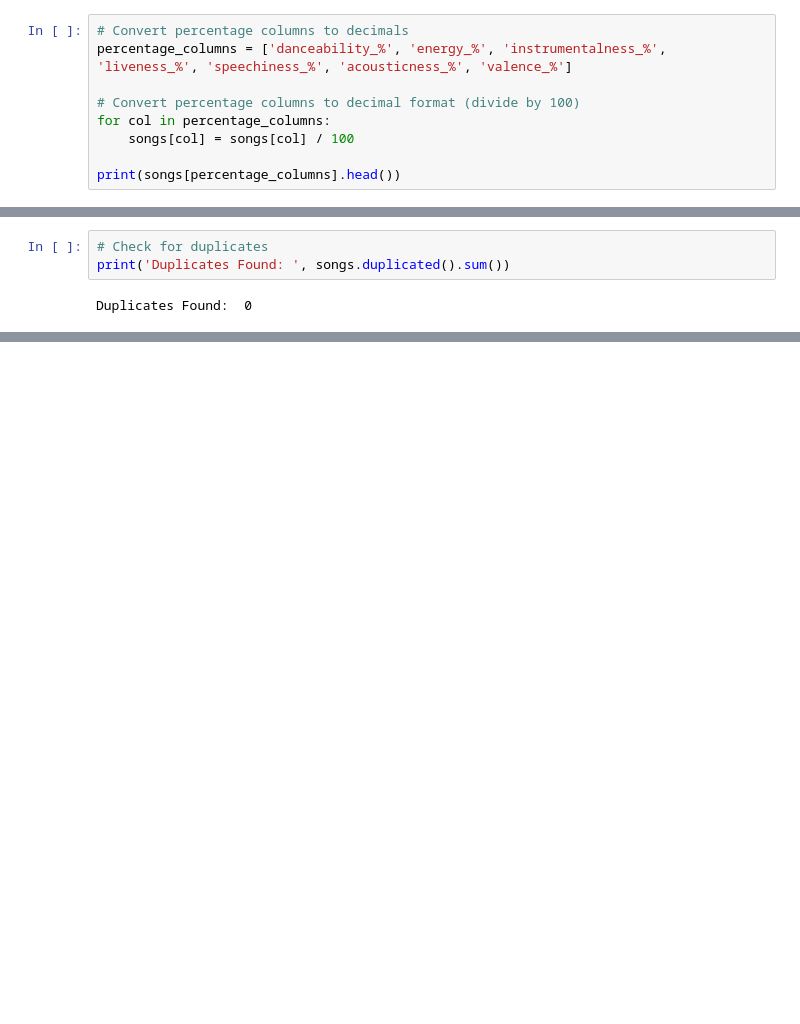
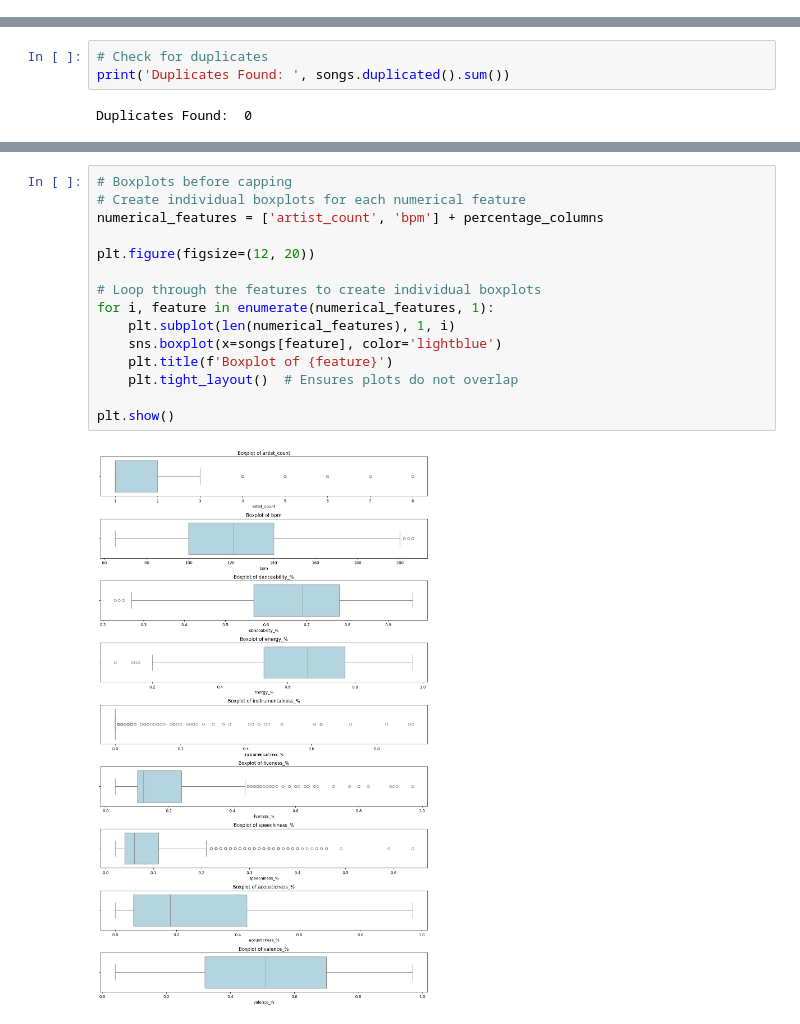
Before and after one commit to kennethphammm/MLSpotify, a Jupyter notebook: notebooks/01_data_collection_preprocessing.ipynb, the cells around one changed output, grey strips where cells are left out. Cells and saved outputs as stored; diff of their text form; blank space fills up the shorter version.

```diff
--- a/notebooks/01_data_collection_preprocessing.ipynb
+++ b/notebooks/01_data_collection_preprocessing.ipynb
@@ -157,10 +134 @@ speechiness_%           0
 dtype: int64
-# %%
-# Convert percentage columns to decimals
-percentage_columns = ['danceability_%', 'energy_%', 'instrumentalness_%', 'liveness_%', 'speechiness_%', 'acousticness_%', 'valence_%']
-
-# Convert percentage columns to decimal format (divide by 100)
-for col in percentage_columns:
-    songs[col] = songs[col] / 100
-
-print(songs[percentage_columns].head())
@@ -302,0 +231,17 @@ plt.show()
+# %%
+# Boxplots before capping
+# Create individual boxplots for each numerical feature
+numerical_features = ['artist_count', 'bpm'] + percentage_columns
+
+plt.figure(figsize=(12, 20))
+
+# Loop through the features to create individual boxplots
+for i, feature in enumerate(numerical_features, 1):
+    plt.subplot(len(numerical_features), 1, i)
+    sns.boxplot(x=songs[feature], color='lightblue')
+    plt.title(f'Boxplot of {feature}')
+    plt.tight_layout()  # Ensures plots do not overlap
+
+plt.show()
+# %% [output]
+[figure, added]
```
Also changed, not shown: parts of 23 cells of this notebook, 1 other file.
